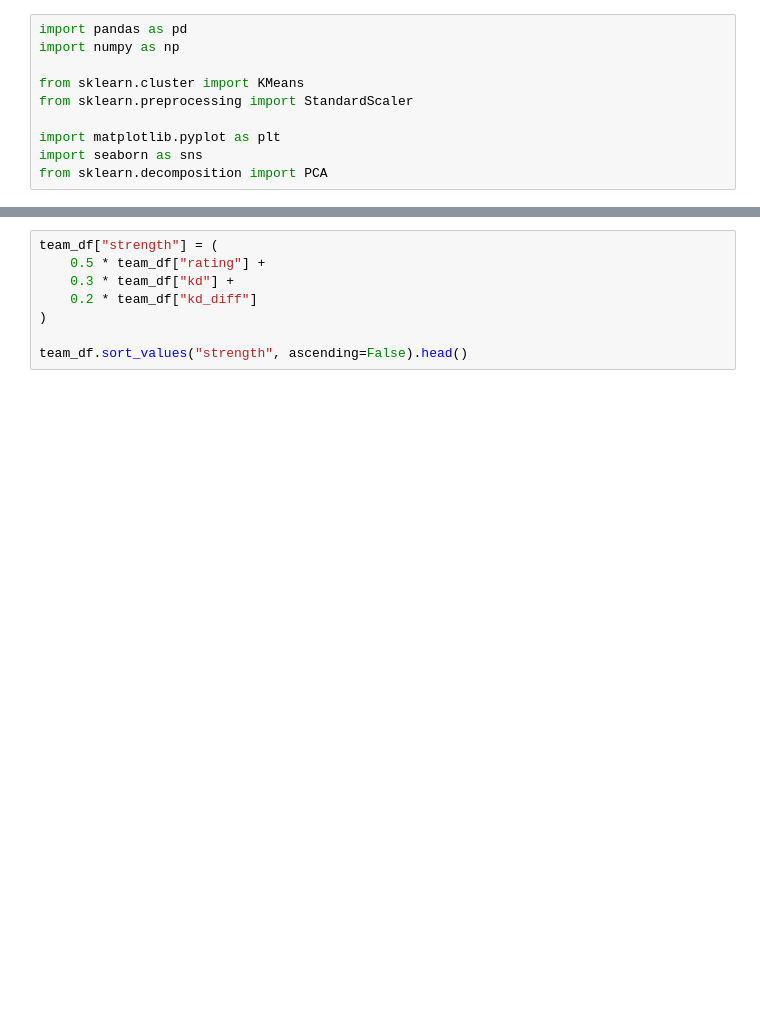
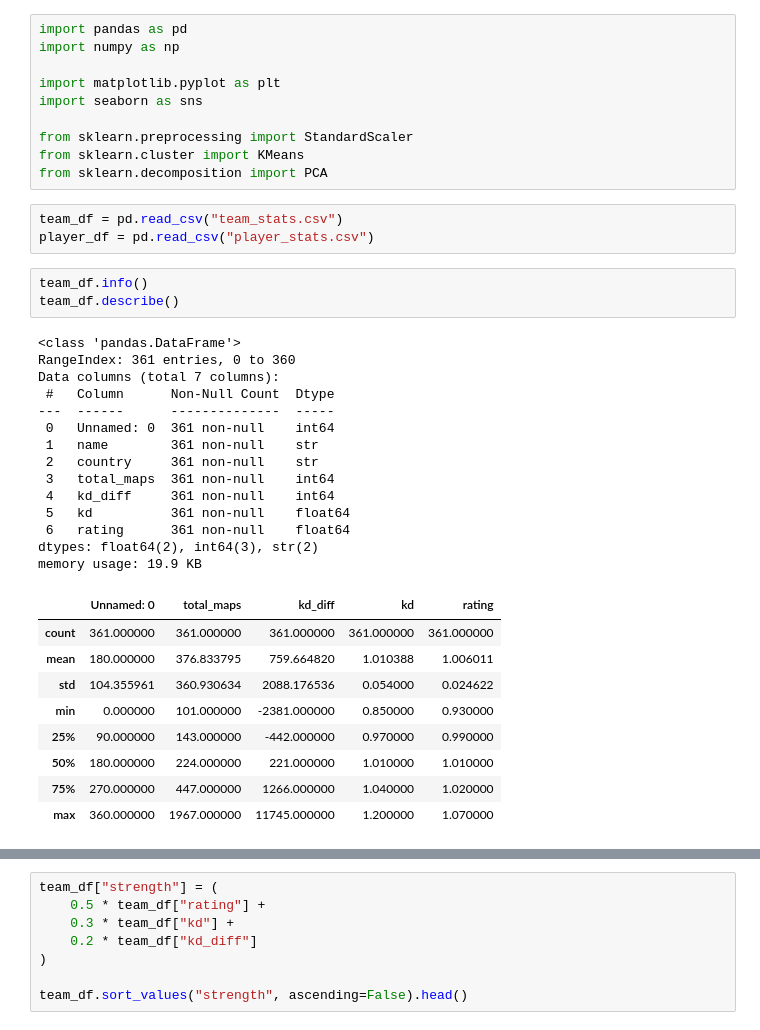
Before and after one commit to UrvanshSharma/FairMatch, a Jupyter notebook: esports_matchmaking.ipynb, the cells around one changed output, grey strips where cells are left out. Cells and saved outputs as stored; diff of their text form; blank space fills up the shorter version.

```diff
--- a/esports_matchmaking.ipynb
+++ b/esports_matchmaking.ipynb
@@ -2,9 +2,39 @@
 import pandas as pd
 import numpy as np
 
-from sklearn.cluster import KMeans
-from sklearn.preprocessing import StandardScaler
-
 import matplotlib.pyplot as plt
 import seaborn as sns
+
+from sklearn.preprocessing import StandardScaler
+from sklearn.cluster import KMeans
 from sklearn.decomposition import PCA
+# %%
+team_df = pd.read_csv("team_stats.csv")
+player_df = pd.read_csv("player_stats.csv")
+# %%
+team_df.info()
+team_df.describe()
+# %% [output]
+<class 'pandas.DataFrame'>
+RangeIndex: 361 entries, 0 to 360
+Data columns (total 7 columns):
+ #   Column      Non-Null Count  Dtype
+---  ------      --------------  -----
+ 0   Unnamed: 0  361 non-null    int64
+ 1   name        361 non-null    str
+ 2   country     361 non-null    str
+ 3   total_maps  361 non-null    int64
+ 4   kd_diff     361 non-null    int64
+ 5   kd          361 non-null    float64
+ 6   rating      361 non-null    float64
+dtypes: float64(2), int64(3), str(2)
+memory usage: 19.9 KB
+|  | Unnamed: 0 | total_maps | kd_diff | kd | rating |
+| count | 361.000000 | 361.000000 | 361.000000 | 361.000000 | 361.000000 |
+| mean | 180.000000 | 376.833795 | 759.664820 | 1.010388 | 1.006011 |
+| std | 104.355961 | 360.930634 | 2088.176536 | 0.054000 | 0.024622 |
+| min | 0.000000 | 101.000000 | -2381.000000 | 0.850000 | 0.930000 |
+| 25% | 90.000000 | 143.000000 | -442.000000 | 0.970000 | 0.990000 |
+| 50% | 180.000000 | 224.000000 | 221.000000 | 1.010000 | 1.010000 |
+| 75% | 270.000000 | 447.000000 | 1266.000000 | 1.040000 | 1.020000 |
+| max | 360.000000 | 1967.000000 | 11745.000000 | 1.200000 | 1.070000 |
```
Also changed, not shown: parts of 12 cells of this notebook.
